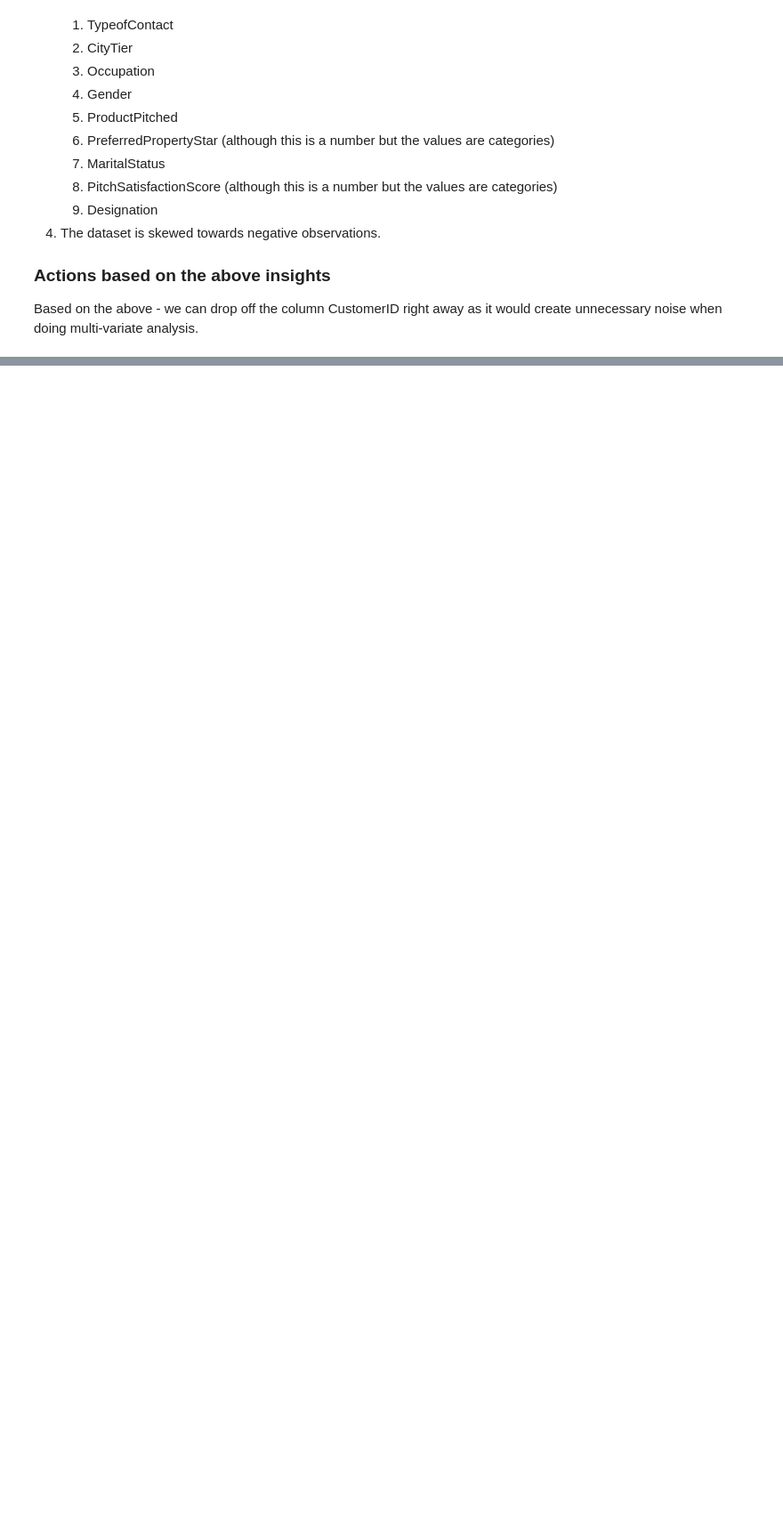
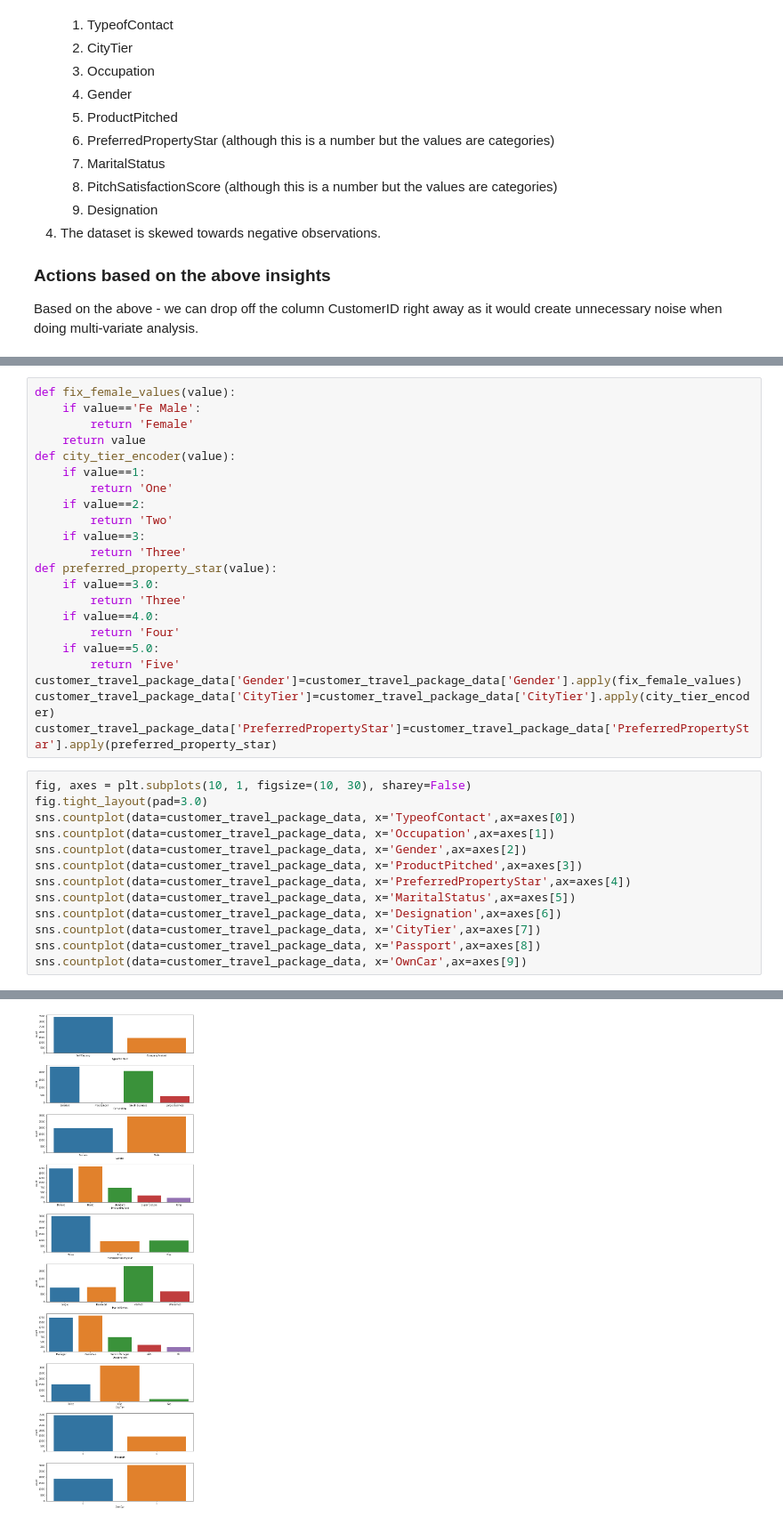
Before and after one commit to pradeep-pioneer/gl-pgp-aiml-uta-intl-dec20-pradeep-pioneer, a Jupyter notebook: 06-ensemble-techniques/assignments/02-et-travel-package-purchase-prediction.ipynb, the cells around one changed output, grey strips where cells are left out. Shown at 89% size. Saved outputs shown, nothing was run; the diff lists cells and outputs as text; blank space fills up the shorter version.

```diff
--- a/06-ensemble-techniques/assignments/02-et-travel-package-purchase-prediction.ipynb
+++ b/06-ensemble-techniques/assignments/02-et-travel-package-purchase-prediction.ipynb
@@ -281,0 +389,36 @@ customer_travel_package_data.head()
+# %%
+def fix_female_values(value):
+    if value=='Fe Male':
+        return 'Female'
+    return value
+def city_tier_encoder(value):
+    if value==1:
+        return 'One'
+    if value==2:
+        return 'Two'
+    if value==3:
+        return 'Three'
+def preferred_property_star(value):
+    if value==3.0:
+        return 'Three'
+    if value==4.0:
+        return 'Four'
+    if value==5.0:
+        return 'Five'
+customer_travel_package_data['Gender']=customer_travel_package_data['Gender'].apply(fix_female_values)
+customer_travel_package_data['CityTier']=customer_travel_package_data['CityTier'].apply(city_tier_encoder)
+customer_travel_package_data['PreferredPropertyStar']=customer_travel_package_data['PreferredPropertyStar'].apply(preferred_property_star)
+# %%
+fig, axes = plt.subplots(10, 1, figsize=(10, 30), sharey=False)
+fig.tight_layout(pad=3.0)
+sns.countplot(data=customer_travel_package_data, x='TypeofContact',ax=axes[0])
+sns.countplot(data=customer_travel_package_data, x='Occupation',ax=axes[1])
+sns.countplot(data=customer_travel_package_data, x='Gender',ax=axes[2])
+sns.countplot(data=customer_travel_package_data, x='ProductPitched',ax=axes[3])
+sns.countplot(data=customer_travel_package_data, x='PreferredPropertyStar',ax=axes[4])
+sns.countplot(data=customer_travel_package_data, x='MaritalStatus',ax=axes[5])
+sns.countplot(data=customer_travel_package_data, x='Designation',ax=axes[6])
+sns.countplot(data=customer_travel_package_data, x='CityTier',ax=axes[7])
+sns.countplot(data=customer_travel_package_data, x='Passport',ax=axes[8])
+sns.countplot(data=customer_travel_package_data, x='OwnCar',ax=axes[9])
+# %% [output]
@@ -281,0 +426 @@ customer_travel_package_data.head()
+[figure, added]
```
Also changed, not shown: parts of 78 cells of this notebook, 3 other files.
